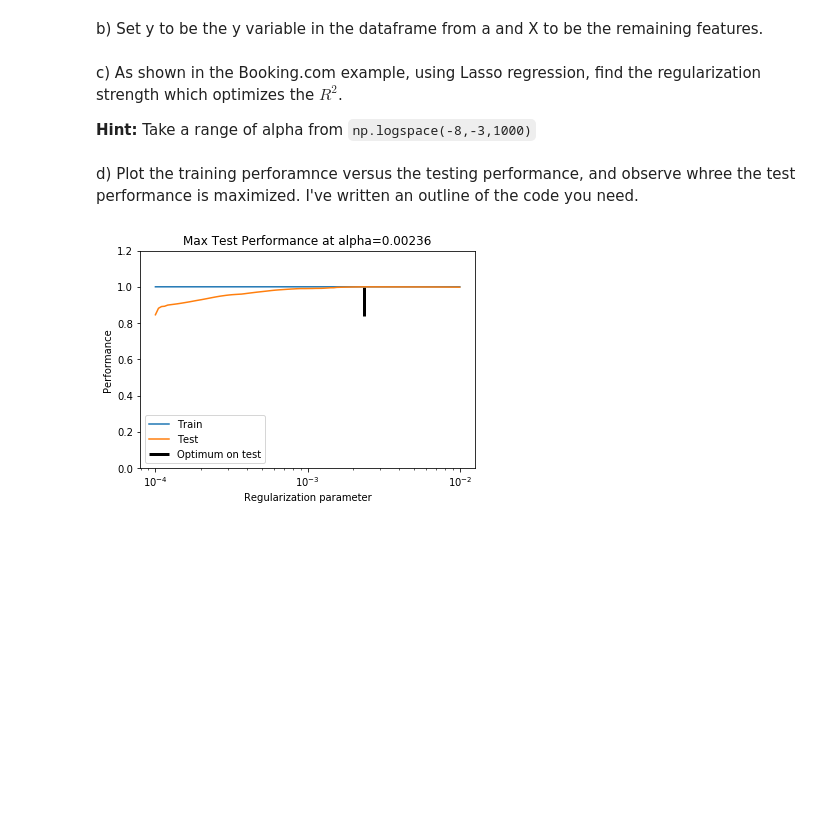
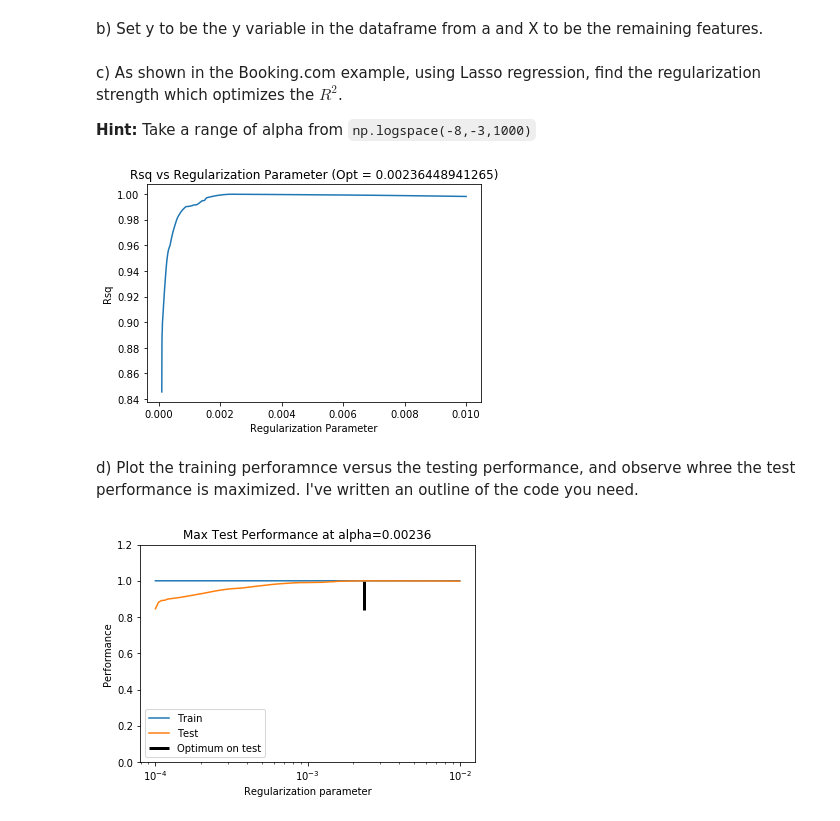
Before and after one commit to Columbia-Intro-Data-Science/python-introduction-an2683, a Jupyter notebook: Homework 2 - Regularization with Lasso .ipynb, the cells around one changed output. Saved outputs shown, nothing was run; the diff lists cells and outputs as text; code cells hidden in the pictures; blank space fills up the shorter version.

Commit message:
Added a plot for part c)

```diff
--- a/Homework 2 - Regularization with Lasso .ipynb
+++ b/Homework 2 - Regularization with Lasso .ipynb
@@ -27,6 +27,42 @@ c) As shown in the Booking.com example, using Lasso regression, find the regular
 which optimizes the $R^2$.
 
 **Hint:** Take a range of alpha from `np.logspace(-8,-3,1000)`
+# %%
+import matplotlib.pyplot as plt
+import numpy as np
+import pandas as pd
+from sklearn.model_selection import train_test_split
+from sklearn.linear_model import Lasso
+%matplotlib inline
+
+df = pd.read_csv("hw2data.csv")
+y = df["y"]
+X = df[df.columns[:-1]]
+alphas = np.logspace(-4,-2,100)
+train_errors=[]
+test_errors=[]
+_coeffs = []
+alpha_optim=0
+
+
+X_trn, X_test, y_trn, y_test = train_test_split(X.values,y.values,test_size = 0.33,random_state = 40)
+
+for a in alphas:
+    lr = Lasso(alpha=a)
+    lr.fit(X_trn,y_trn)
+    train_errors.append(lr.score(X_trn,y_trn))
+    test_errors.append(lr.score(X_test,y_test))
+    _coeffs.append(lr.coef_)
+
+alpha_optim = alphas[np.argmax(test_errors)]
+
+plt.plot(alphas,test_errors)
+plt.xlabel("Regularization Parameter")
+plt.ylabel("Rsq")
+plt.title("Rsq vs Regularization Parameter (Opt = {})".format(alpha_optim))
+plt.show()
+# %% [output]
+[figure, added]
 # %% [markdown]
 d) Plot the training perforamnce versus the testing performance, and observe whree the test performance is
 maximized. I've written an outline of the code you need.
```
Also changed, not shown: parts of 1 cell of this notebook.
